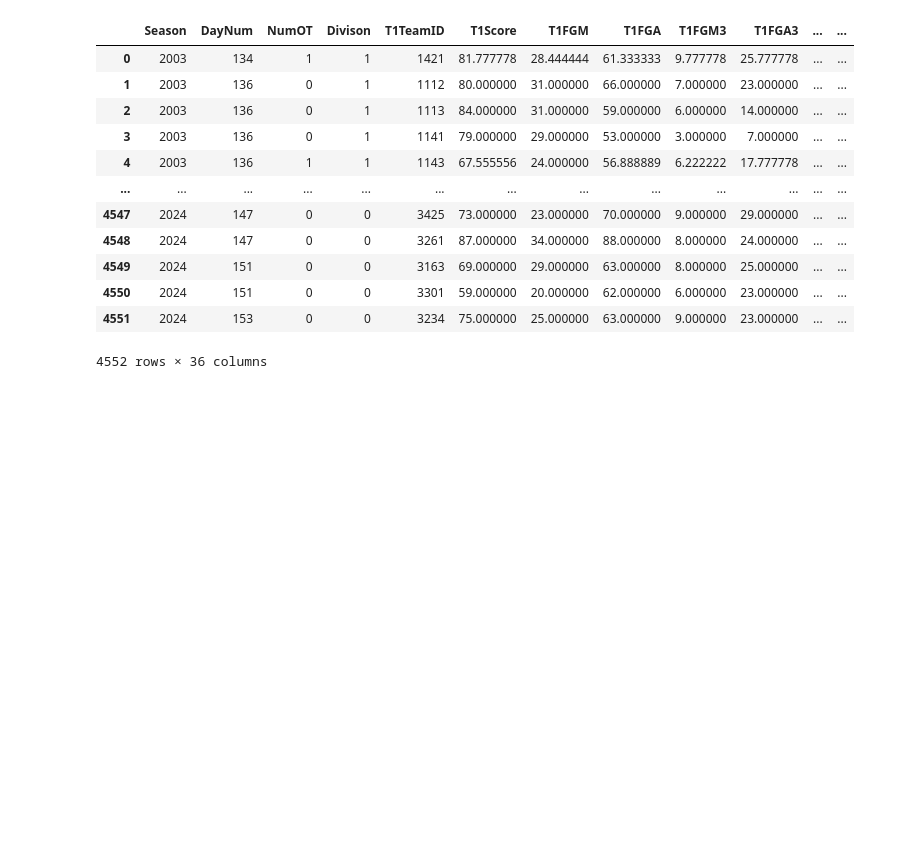
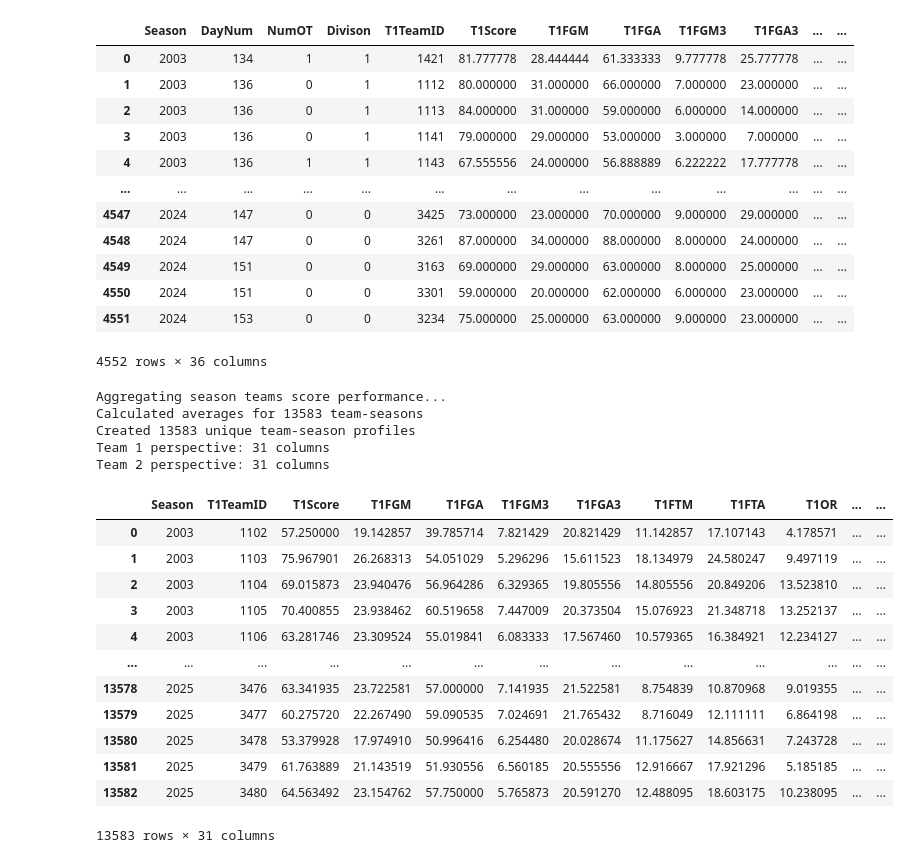
Before and after one commit to COMP3608-GROUP-9-PROJECT/COMP3608_PROJECT, a Jupyter notebook: DataPreProcessing.ipynb, the cells around one changed output. Drawn from its saved outputs; the diff is of its cells as text; code cells hidden in the pictures; blank space fills up the shorter version.

Commit message:
Add aggregation of team scores

```diff
--- a/DataPreProcessing.ipynb
+++ b/DataPreProcessing.ipynb
@@ -234,3 +234,78 @@ tourneyData
 | 4550 | 2024 | 151 | 0 | 0 | 3301 | 59.000000 | 20.000000 | 62.000000 | 6.000000 | 23.000000 | ... | ... |
 | 4551 | 2024 | 153 | 0 | 0 | 3234 | 75.000000 | 25.000000 | 63.000000 | 9.000000 | 23.000000 | ... | ... |
 4552 rows × 36 columns
+# %%
+# Aggregate season performance
+
+print("Aggregating season teams score performance...")
+
+# Numeric columns we want to average out
+# Include both the teams stats and what they allowed their opponents to do
+stat_categories = [
+    "T1Score", "T1FGM", "T1FGA", "T1FGM3", "T1FGA3", "T1FTM", "T1FTA",
+    "T1OR", "T1DR", "T1Ast", "T1TO", "T1Stl", "T1Blk", "T1PF",
+    "T2Score", "T2FGM", "T2FGA", "T2FGM3", "T2FGA3", "T2FTM", "T2FTA",
+    "T2OR", "T2DR", "T2Ast", "T2TO", "T2Stl", "T2Blk", "T2PF",
+    "PointDifference"
+]
+
+# Calculate the mean for every team, every season
+seasonal_summary = seasonData.groupby(["Season", "T1TeamID"])[stat_categories].mean().reset_index()
+
+print(f"Calculated averages for {seasonal_summary.shape[0]} team-seasons")
+
+# Function to rename columns with proper perspective labels
+# This turns 'T1Score' into 'T1AverageScore' and 'T2Score' into 'T1AverageOpponentScore'
+def rename_perspective(df, team_col, prefix):
+    new_cols = {}
+    for col in df.columns:
+        if col in ["Season", team_col]:
+            # Keep these as is
+            continue
+        elif col.startswith("T1"):
+            # Team's own stats: T1Score ==> T1AverageScore
+            clean_name = col.replace("T1", "")
+            new_cols[col] = f"{prefix}{clean_name}"
+        elif col.startswith("T2"):
+            # Opponent stats: T2Score ==> T1AverageOpponentScore
+            clean_name = col.replace("T2", "")
+            new_cols[col] = f"{prefix}Opponent{clean_name}"
+        elif col == "PointDifference":
+            new_cols[col] = f"{prefix}PointDifference"
+
+    return df.rename(columns=new_cols)
+
+# Create Team 1 perspective (for merging on T1TeamID in tournament data)
+season_avgs_t1 = seasonal_summary.copy()
+season_avgs_t1 = rename_perspective(season_avgs_t1, "T1TeamID", "T1Average")
+
+# Create Team 2 perspective (for merging on T2TeamID in tournament data)
+season_avgs_t2 = seasonal_summary.copy()
+season_avgs_t2 = season_avgs_t2.rename(columns={"T1TeamID": "T2TeamID"})
+season_avgs_t2 = rename_perspective(season_avgs_t2, "T2TeamID", "T2Average")
+
+print(f"Created {season_avgs_t1.shape[0]} unique team-season profiles")
+print(f"Team 1 perspective: {len(season_avgs_t1.columns)} columns")
+print(f"Team 2 perspective: {len(season_avgs_t2.columns)} columns")
+# %% [output]
+Aggregating season teams score performance...
+Calculated averages for 13583 team-seasons
+Created 13583 unique team-season profiles
+Team 1 perspective: 31 columns
+Team 2 perspective: 31 columns
+# %%
+seasonal_summary
+# %% [output]
+|  | Season | T1TeamID | T1Score | T1FGM | T1FGA | T1FGM3 | T1FGA3 | T1FTM | T1FTA | T1OR | ... | ... |
+| 0 | 2003 | 1102 | 57.250000 | 19.142857 | 39.785714 | 7.821429 | 20.821429 | 11.142857 | 17.107143 | 4.178571 | ... | ... |
+| 1 | 2003 | 1103 | 75.967901 | 26.268313 | 54.051029 | 5.296296 | 15.611523 | 18.134979 | 24.580247 | 9.497119 | ... | ... |
+| 2 | 2003 | 1104 | 69.015873 | 23.940476 | 56.964286 | 6.329365 | 19.805556 | 14.805556 | 20.849206 | 13.523810 | ... | ... |
+| 3 | 2003 | 1105 | 70.400855 | 23.938462 | 60.519658 | 7.447009 | 20.373504 | 15.076923 | 21.348718 | 13.252137 | ... | ... |
+| 4 | 2003 | 1106 | 63.281746 | 23.309524 | 55.019841 | 6.083333 | 17.567460 | 10.579365 | 16.384921 | 12.234127 | ... | ... |
+| ... | ... | ... | ... | ... | ... | ... | ... | ... | ... | ... | ... | ... |
+| 13578 | 2025 | 3476 | 63.341935 | 23.722581 | 57.000000 | 7.141935 | 21.522581 | 8.754839 | 10.870968 | 9.019355 | ... | ... |
+| 13579 | 2025 | 3477 | 60.275720 | 22.267490 | 59.090535 | 7.024691 | 21.765432 | 8.716049 | 12.111111 | 6.864198 | ... | ... |
+| 13580 | 2025 | 3478 | 53.379928 | 17.974910 | 50.996416 | 6.254480 | 20.028674 | 11.175627 | 14.856631 | 7.243728 | ... | ... |
+| 13581 | 2025 | 3479 | 61.763889 | 21.143519 | 51.930556 | 6.560185 | 20.555556 | 12.916667 | 17.921296 | 5.185185 | ... | ... |
+| 13582 | 2025 | 3480 | 64.563492 | 23.154762 | 57.750000 | 5.765873 | 20.591270 | 12.488095 | 18.603175 | 10.238095 | ... | ... |
+13583 rows × 31 columns
```
